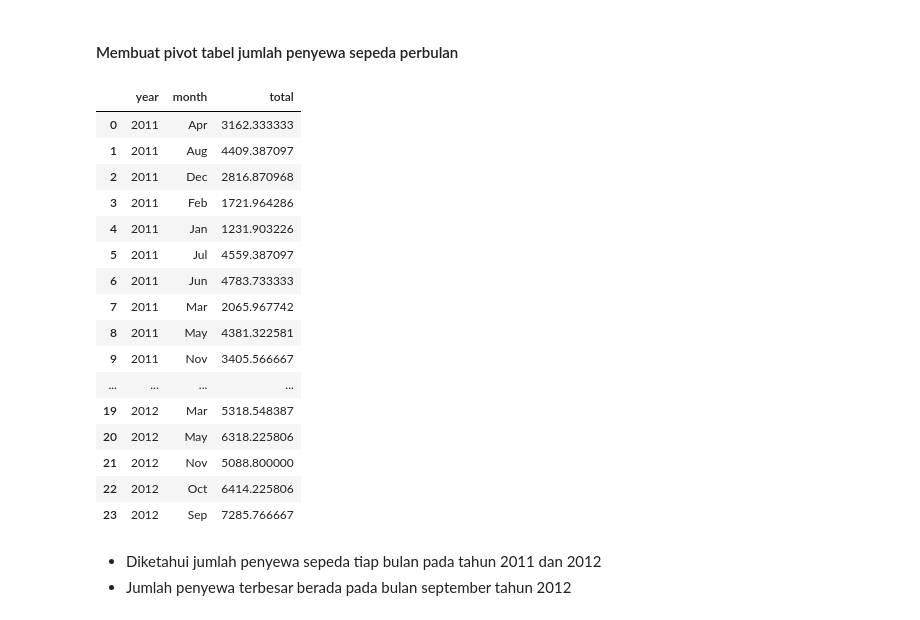
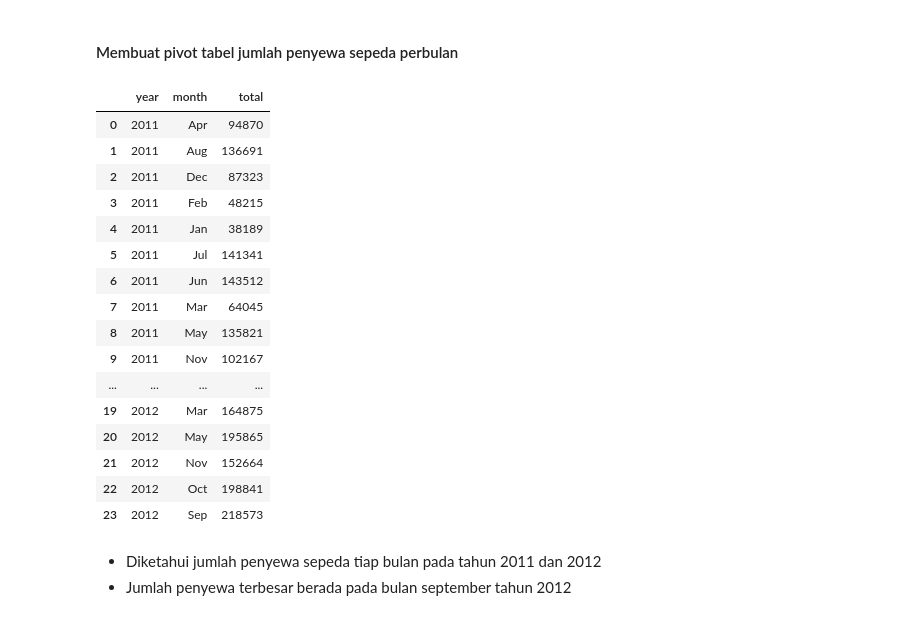
Before and after one commit to aryaulyakrisna/Bike-Sharing-Analysis, a Jupyter notebook: notebook.ipynb, the cells around one changed output. Cells and saved outputs as stored; diff of their text form; code cells hidden in the pictures.

```diff
--- a/notebook.ipynb
+++ b/notebook.ipynb
@@ -478,25 +478,25 @@ day_df[['temperature', 'atemperature', 'humidity', 'windspeed']].corr()
 # %% [markdown]
 #### Membuat pivot tabel jumlah penyewa sepeda perbulan
 # %%
-day_df.groupby(['year', 'month'])['total'].mean().reset_index()
+day_df.groupby(['year', 'month'])['total'].sum().reset_index()
 # %% [output]
 |  | year | month | total |
-| 0 | 2011 | Apr | 3162.333333 |
-| 1 | 2011 | Aug | 4409.387097 |
-| 2 | 2011 | Dec | 2816.870968 |
-| 3 | 2011 | Feb | 1721.964286 |
-| 4 | 2011 | Jan | 1231.903226 |
-| 5 | 2011 | Jul | 4559.387097 |
-| 6 | 2011 | Jun | 4783.733333 |
-| 7 | 2011 | Mar | 2065.967742 |
-| 8 | 2011 | May | 4381.322581 |
-| 9 | 2011 | Nov | 3405.566667 |
+| 0 | 2011 | Apr | 94870 |
+| 1 | 2011 | Aug | 136691 |
+| 2 | 2011 | Dec | 87323 |
+| 3 | 2011 | Feb | 48215 |
+| 4 | 2011 | Jan | 38189 |
+| 5 | 2011 | Jul | 141341 |
+| 6 | 2011 | Jun | 143512 |
+| 7 | 2011 | Mar | 64045 |
+| 8 | 2011 | May | 135821 |
+| 9 | 2011 | Nov | 102167 |
 | ... | ... | ... | ... |
-| 19 | 2012 | Mar | 5318.548387 |
-| 20 | 2012 | May | 6318.225806 |
-| 21 | 2012 | Nov | 5088.800000 |
-| 22 | 2012 | Oct | 6414.225806 |
-| 23 | 2012 | Sep | 7285.766667 |
+| 19 | 2012 | Mar | 164875 |
+| 20 | 2012 | May | 195865 |
+| 21 | 2012 | Nov | 152664 |
+| 22 | 2012 | Oct | 198841 |
+| 23 | 2012 | Sep | 218573 |
 # %% [markdown]
 - Diketahui jumlah penyewa sepeda tiap bulan pada tahun 2011 dan 2012
 - Jumlah penyewa terbesar berada pada bulan september tahun 2012
```
